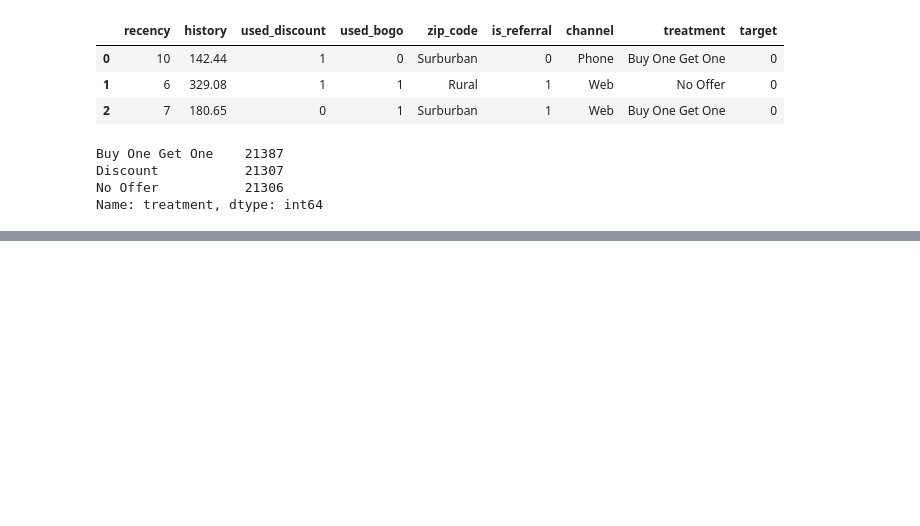
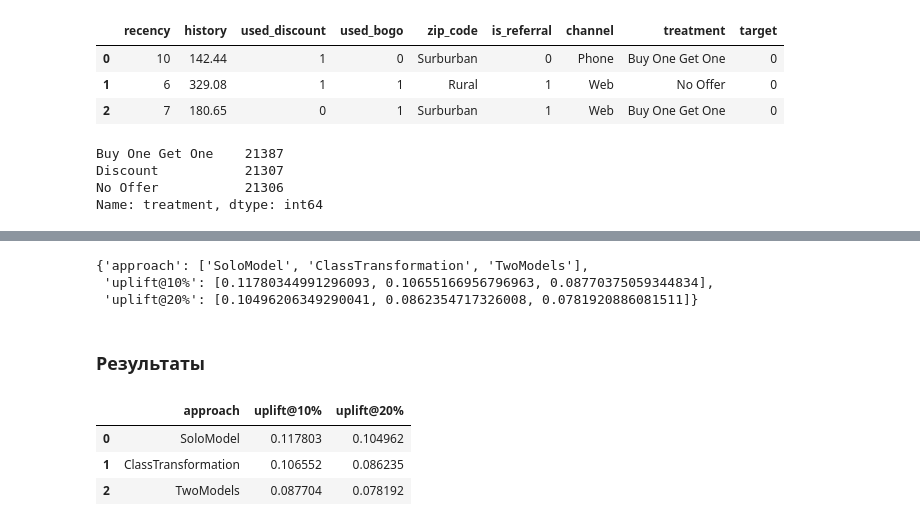
Before and after one commit to alex-chin/gb_business, a Jupyter notebook: homeworks/home04/home04.ipynb, the cells around one changed output, grey strips where cells are left out. Saved outputs shown, nothing was run; the diff lists cells and outputs as text; code cells hidden in the pictures; blank space fills up the shorter version.

```diff
--- a/homeworks/home04/home04.ipynb
+++ b/homeworks/home04/home04.ipynb
@@ -47,0 +167,14 @@ Name: treatment, dtype: int64
+# %%
+models_results['approach'].append('ClassTransformation')
+# %%
+from sklift.models import ClassTransformation
+
+
+ct = ClassTransformation(CatBoostClassifier(iterations=20, thread_count=2, random_state=42, silent=True))
+ct = ct.fit(X_train, y_train, treatment_train, estimator_fit_params={'cat_features': cat_features})
+
+uplift_ct = ct.predict(X_test)
+
+ct_score = uplift_at_k(y_true=y_test, uplift=uplift_ct, treatment=treatment_test, strategy='by_group', k=0.2)
+
+models_results['uplift@20%'].append(ct_score)
@@ -47,0 +190,37 @@ Name: treatment, dtype: int64
+# %%
+models_results['approach'].append('TwoModels')
+# %%
+from sklift.models import TwoModels
+
+
+tm = TwoModels(
+    estimator_trmnt=CatBoostClassifier(iterations=20, thread_count=2, random_state=42, silent=True),
+    estimator_ctrl=CatBoostClassifier(iterations=20, thread_count=2, random_state=42, silent=True),
+    method='vanilla'
+)
+tm = tm.fit(
+    X_train, y_train, treatment_train,
+    estimator_trmnt_fit_params={'cat_features': cat_features},
+    estimator_ctrl_fit_params={'cat_features': cat_features}
+)
+
+uplift_tm = tm.predict(X_test)
+tm_score = uplift_at_k(y_true=y_test, uplift=uplift_tm, treatment=treatment_test, strategy='by_group', k=0.2)
+
+
+models_results['uplift@20%'].append(tm_score)
+# %%
+models_results
+# %% [output]
+{'approach': ['SoloModel', 'ClassTransformation', 'TwoModels'],
+ 'uplift@10%': [0.11780344991296093, 0.10655166956796963, 0.08770375059344834],
+ 'uplift@20%': [0.10496206349290041, 0.0862354717326008, 0.0781920886081511]}
+# %% [markdown]
+### Результаты
+# %%
+pd.DataFrame(data=models_results)
+# %% [output]
+|  | approach | uplift@10% | uplift@20% |
+| 0 | SoloModel | 0.117803 | 0.104962 |
+| 1 | ClassTransformation | 0.106552 | 0.086235 |
+| 2 | TwoModels | 0.087704 | 0.078192 |
```
Also changed, not shown: parts of 24 cells of this notebook.
